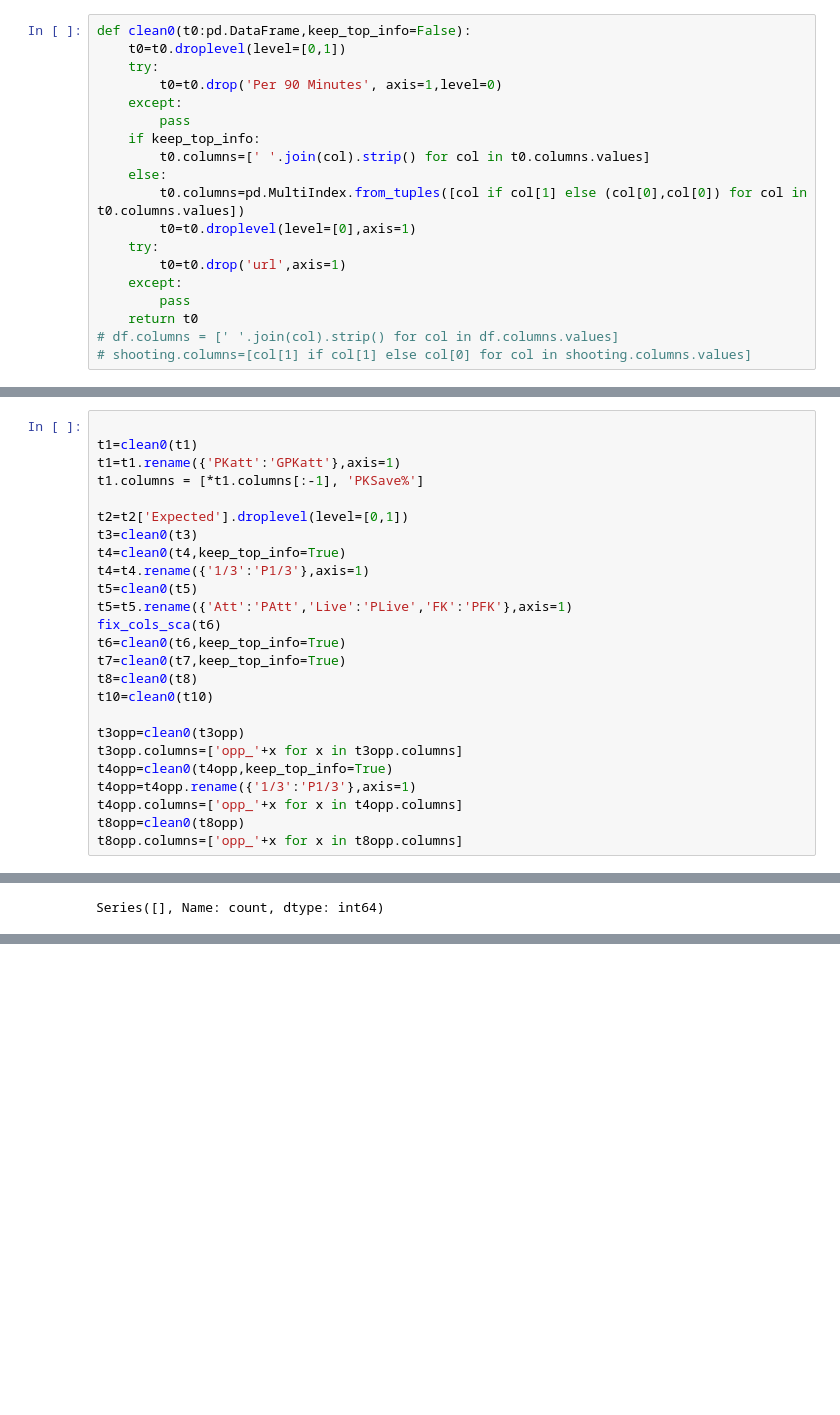
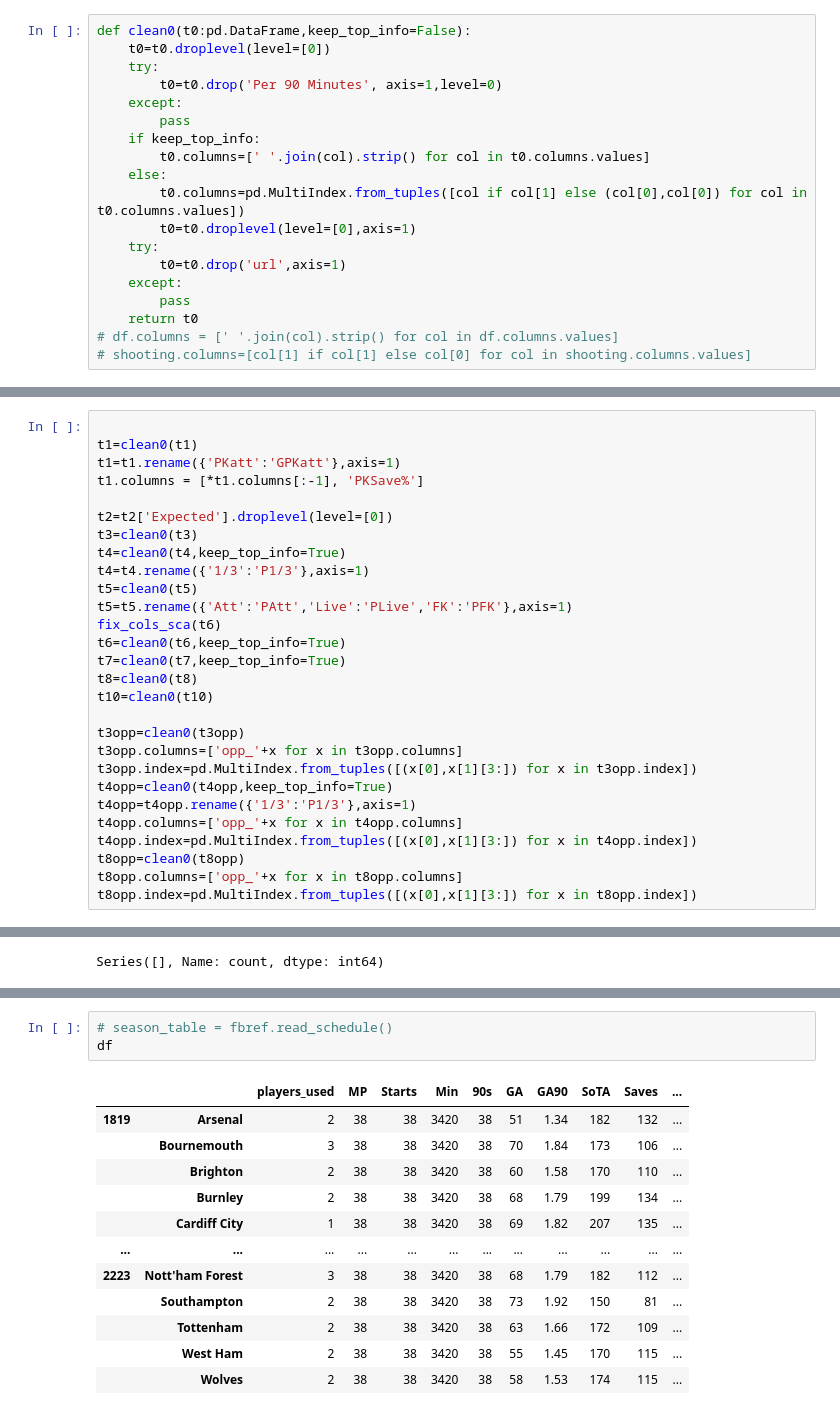
Before and after one commit to krawczyk071/predictor, a Jupyter notebook: play_styles/prep_data.ipynb, the cells around one changed output, grey strips where cells are left out. Cells and saved outputs as stored; diff of their text form; blank space fills up the shorter version.

```diff
--- a/play_styles/prep_data.ipynb
+++ b/play_styles/prep_data.ipynb
@@ -76,7 +69,7 @@ t4opp=season_stats4opp.copy()
 t8opp=season_stats8opp.copy()
 # %%
 def clean0(t0:pd.DataFrame,keep_top_info=False):
-    t0=t0.droplevel(level=[0,1])
+    t0=t0.droplevel(level=[0])
     try:
         t0=t0.drop('Per 90 Minutes', axis=1,level=0)
     except:
@@ -107,7 +100,7 @@ t1=clean0(t1)
 t1=t1.rename({'PKatt':'GPKatt'},axis=1)
 t1.columns = [*t1.columns[:-1], 'PKSave%']
 
-t2=t2['Expected'].droplevel(level=[0,1])
+t2=t2['Expected'].droplevel(level=[0])
 t3=clean0(t3)
 t4=clean0(t4,keep_top_info=True)
 t4=t4.rename({'1/3':'P1/3'},axis=1)
@@ -121,11 +114,14 @@ t10=clean0(t10)
 
 t3opp=clean0(t3opp)
 t3opp.columns=['opp_'+x for x in t3opp.columns]
+t3opp.index=pd.MultiIndex.from_tuples([(x[0],x[1][3:]) for x in t3opp.index])
 t4opp=clean0(t4opp,keep_top_info=True)
 t4opp=t4opp.rename({'1/3':'P1/3'},axis=1)
 t4opp.columns=['opp_'+x for x in t4opp.columns]
+t4opp.index=pd.MultiIndex.from_tuples([(x[0],x[1][3:]) for x in t4opp.index])
 t8opp=clean0(t8opp)
 t8opp.columns=['opp_'+x for x in t8opp.columns]
+t8opp.index=pd.MultiIndex.from_tuples([(x[0],x[1][3:]) for x in t8opp.index])
 # %%
 to_concat = [t1,t2,t3,t4,t5,t6,t7,t8,t10,t3opp,t4opp,t8opp]
 df=pd.concat(to_concat,axis=1)
@@ -162,0 +141,16 @@ season_table
+# %%
+# season_table = fbref.read_schedule()
+df
+# %% [output]
+|  |  | players_used | MP | Starts | Min | 90s | GA | GA90 | SoTA | Saves | ... |
+| 1819 | Arsenal | 2 | 38 | 38 | 3420 | 38 | 51 | 1.34 | 182 | 132 | ... |
+|  | Bournemouth | 3 | 38 | 38 | 3420 | 38 | 70 | 1.84 | 173 | 106 | ... |
+|  | Brighton | 2 | 38 | 38 | 3420 | 38 | 60 | 1.58 | 170 | 110 | ... |
+|  | Burnley | 2 | 38 | 38 | 3420 | 38 | 68 | 1.79 | 199 | 134 | ... |
+|  | Cardiff City | 1 | 38 | 38 | 3420 | 38 | 69 | 1.82 | 207 | 135 | ... |
+| ... | ... | ... | ... | ... | ... | ... | ... | ... | ... | ... | ... |
+| 2223 | Nott'ham Forest | 3 | 38 | 38 | 3420 | 38 | 68 | 1.79 | 182 | 112 | ... |
+|  | Southampton | 2 | 38 | 38 | 3420 | 38 | 73 | 1.92 | 150 | 81 | ... |
+|  | Tottenham | 2 | 38 | 38 | 3420 | 38 | 63 | 1.66 | 172 | 109 | ... |
+|  | West Ham | 2 | 38 | 38 | 3420 | 38 | 55 | 1.45 | 170 | 115 | ... |
+|  | Wolves | 2 | 38 | 38 | 3420 | 38 | 58 | 1.53 | 174 | 115 | ... |
```
Also changed, not shown: parts of 6 cells of this notebook, 3 other files.
